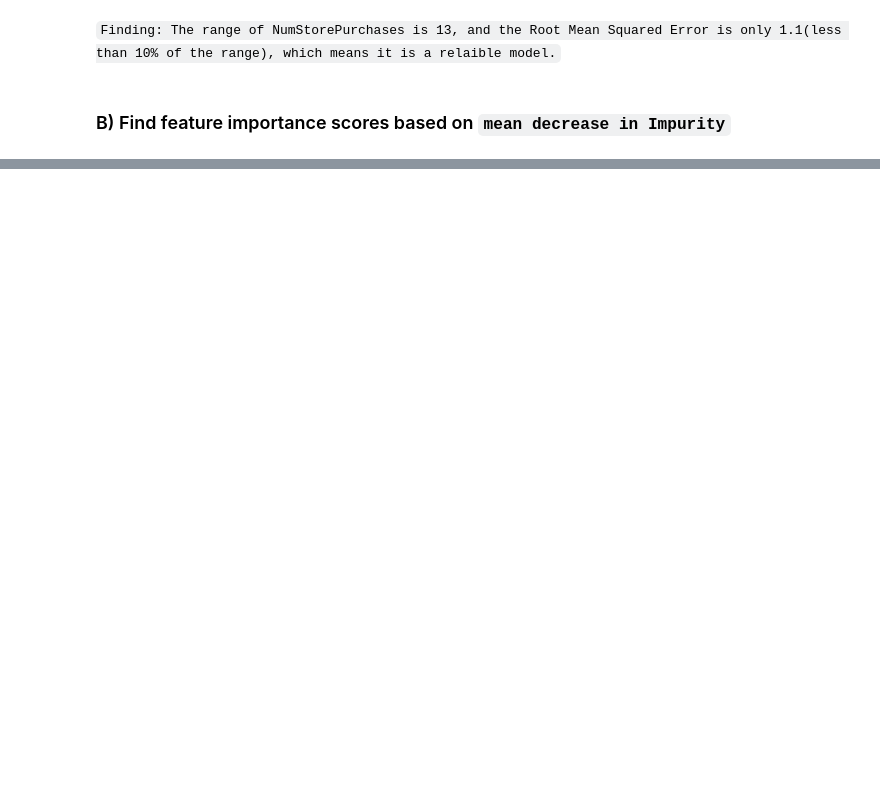
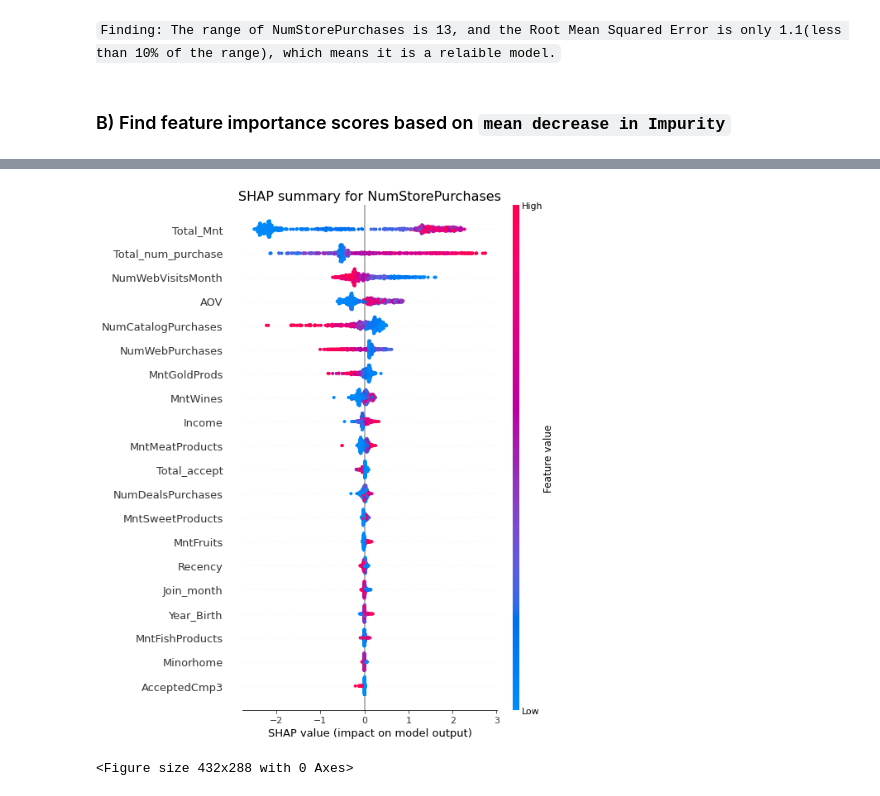
Before and after one commit to mukullesner/CRM-Market-Analysis, a Jupyter notebook: Analytics.ipynb, the cells around one changed output, grey strips where cells are left out. Saved outputs shown, nothing was run; the diff lists cells and outputs as text; code cells hidden in the pictures; blank space fills up the shorter version.

```diff
--- a/Analytics.ipynb
+++ b/Analytics.ipynb
@@ -432,0 +457,11 @@ Root Mean Squared Error: 1.182817145128326
+# %%
+ex = shap.Explainer(rg, X_train)
+shap_values = ex.shap_values(X_test)
+# %%
+plt.title('SHAP summary for NumStorePurchases', size=16)
+fig = shap.summary_plot(shap_values, X_test)
+plt.savefig('Images/SHAP.png', bbox_inches='tight')
+plt.show()
+# %% [output]
+[figure, added]
+<Figure size 432x288 with 0 Axes>
```
Also changed, not shown: parts of 33 cells of this notebook, 12 other files.
